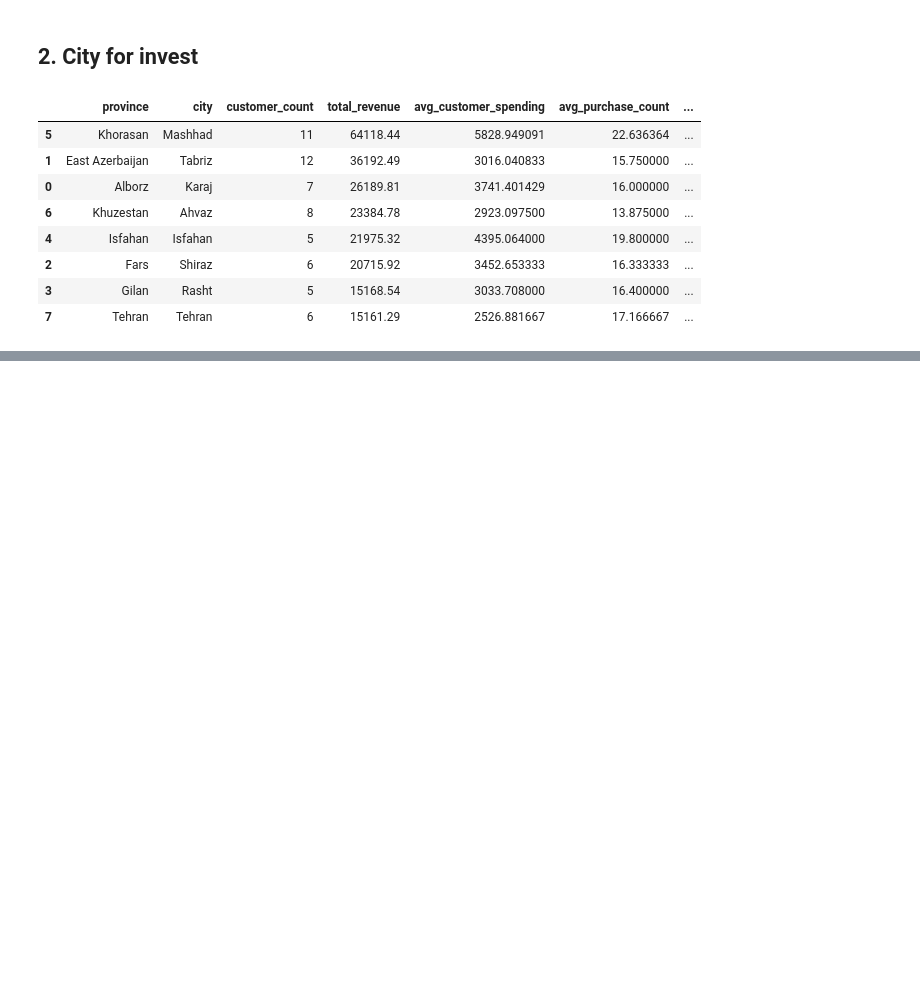
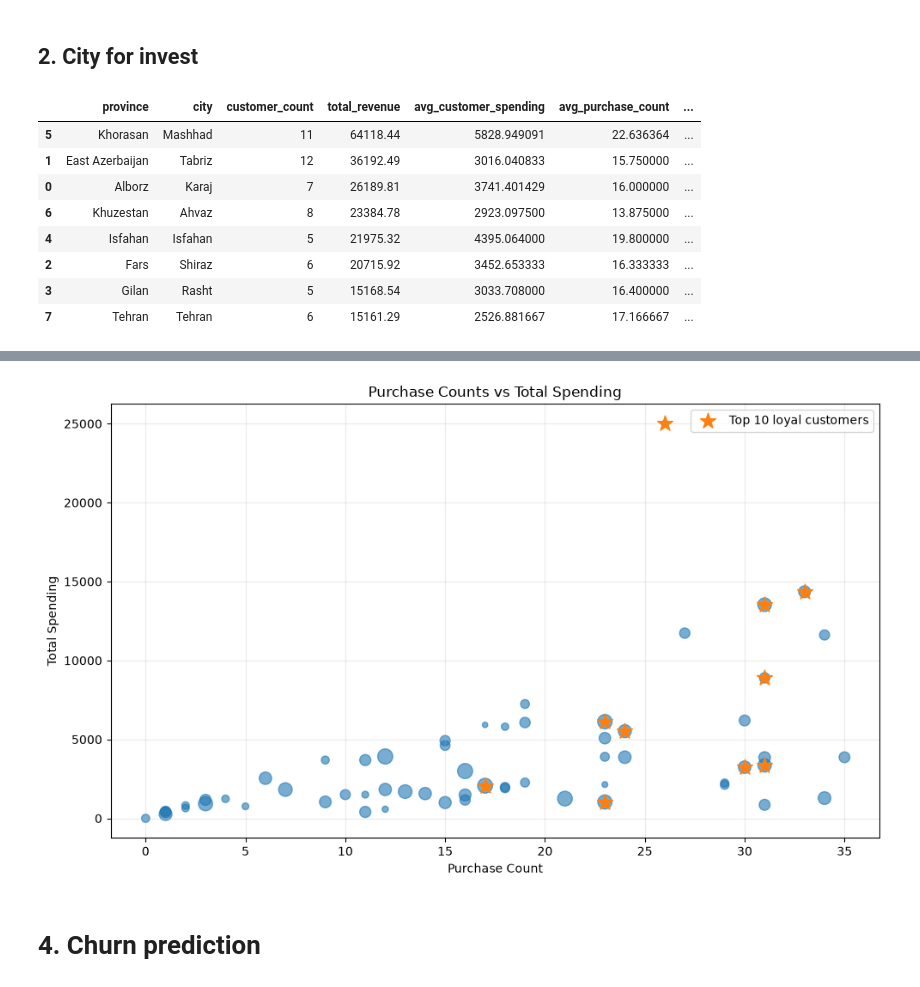
Before and after one commit to AradPilevarJavid/studybuild-customer-analysis-02, a Jupyter notebook: submissions/m-safari/project02_analysis.ipynb, the cells around one changed output, grey strips where cells are left out. Cells and saved outputs as stored; diff of their text form; code cells hidden in the pictures; blank space fills up the shorter version.

```diff
--- a/submissions/m-safari/project02_analysis.ipynb
+++ b/submissions/m-safari/project02_analysis.ipynb
@@ -193,0 +301,26 @@ recommended_city
+# %%
+plt.figure(figsize=(10, 6))
+plt.scatter(
+loyalty_df["purchase_count"],
+loyalty_df["total_spending"],
+s=(loyalty_df["recency_score"] + 0.15) * 140,
+alpha=0.6,
+)
+
+plt.scatter(
+    top_loyal_customers['purchase_count'],
+    top_loyal_customers['total_spending'],
+    s=180, marker='*',
+    label = 'Top 10 loyal customers')
+
+plt.title('Purchase Counts vs Total Spending')
+plt.xlabel('Purchase Count')
+plt.ylabel('Total Spending')
+plt.legend()
+plt.grid(alpha=0.25)
+plt.tight_layout()
+plt.show()
+# %% [output]
+[figure, added]
+# %% [markdown]
+# 4. Churn prediction
```
Also changed, not shown: parts of 19 cells of this notebook.
